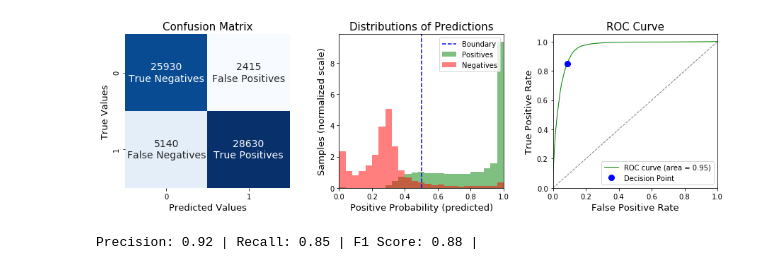
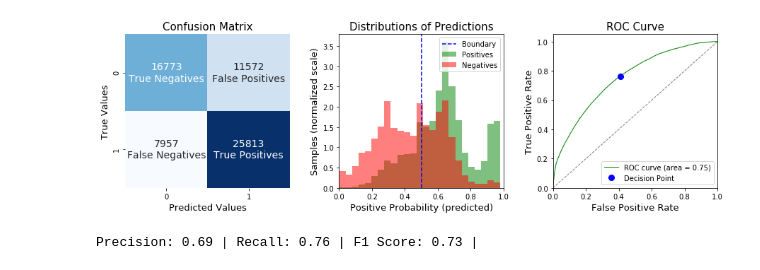
Before and after one commit to natashaborders-zz/Predicting_Kickstarter_Campaign_Success, a Jupyter notebook: Exploratory_Data_Analysis_Workbooks/Binary_Logistic_Regressor_Experiment.ipynb, the cells around one changed output. Saved outputs shown, nothing was run; the diff lists cells and outputs as text; code cells hidden in the pictures.

Commit message:
initial modeling

```diff
--- a/Exploratory_Data_Analysis_Workbooks/Binary_Logistic_Regressor_Experiment.ipynb
+++ b/Exploratory_Data_Analysis_Workbooks/Binary_Logistic_Regressor_Experiment.ipynb
@@ -9,2 +10,2 @@ from sklearn.model_selection import train_test_split
 # %%
-kickstarter = pd.read_csv('kickstarter_cleaned_04_24_19_1_08_pm.csv')
+kickstarter = pd.read_csv('kickstarter_04_25_19_ready_for_modeling.csv')
@@ -11,9 +24,13 @@ kickstarter = pd.read_csv('kickstarter_cleaned_04_24_19_1_08_pm.csv')
 # %%
-kickstarter_numeric = kickstarter.drop(columns = ['id', 'spotlight_True', 'slug', 'child_category','location','created_at', 'launched_at', 'deadline'])
+kickstarter_numeric = kickstarter.drop(columns = ['id', 'slug', 'child_category','location'])
 # %%
 X_train, X_test, y_train, y_test = train_test_split(kickstarter_numeric.drop('state_successful',axis=1),
                                                     kickstarter['state_successful'], test_size=0.30,
                                                     random_state=101)
+# %%
+scaler = StandardScaler().fit(X_train)
+X_train_s = scaler.transform(X_train)
+X_test_s = scaler.transform(X_test)
 # %%
 
 def evalBinaryClassifier(model, x, y, labels=['Positives','Negatives']):
@@ -118,9 +135,9 @@ def evalBinaryClassifier(model, x, y, labels=['Positives','Negatives']):
     print(printout)
     return F1
 # %%
-logr = linear_model.LogisticRegressionCV()
-logr.fit(X_train,y_train)
-F1 = evalBinaryClassifier(logr,X_test,y_test)
+logr = linear_model.LogisticRegressionCV(Cs = 1000, fit_intercept = True, cv = 10)
+logr.fit(X_train_s,y_train)
+F1 = evalBinaryClassifier(logr,X_test_s,y_test)
 # %% [output]
-[figure, old version]
+[figure, new version]
-Precision: 0.92 | Recall: 0.85 | F1 Score: 0.88 |
+Precision: 0.69 | Recall: 0.76 | F1 Score: 0.73 |
```
Also changed, not shown: parts of 2 cells of this notebook, 3 other files.
